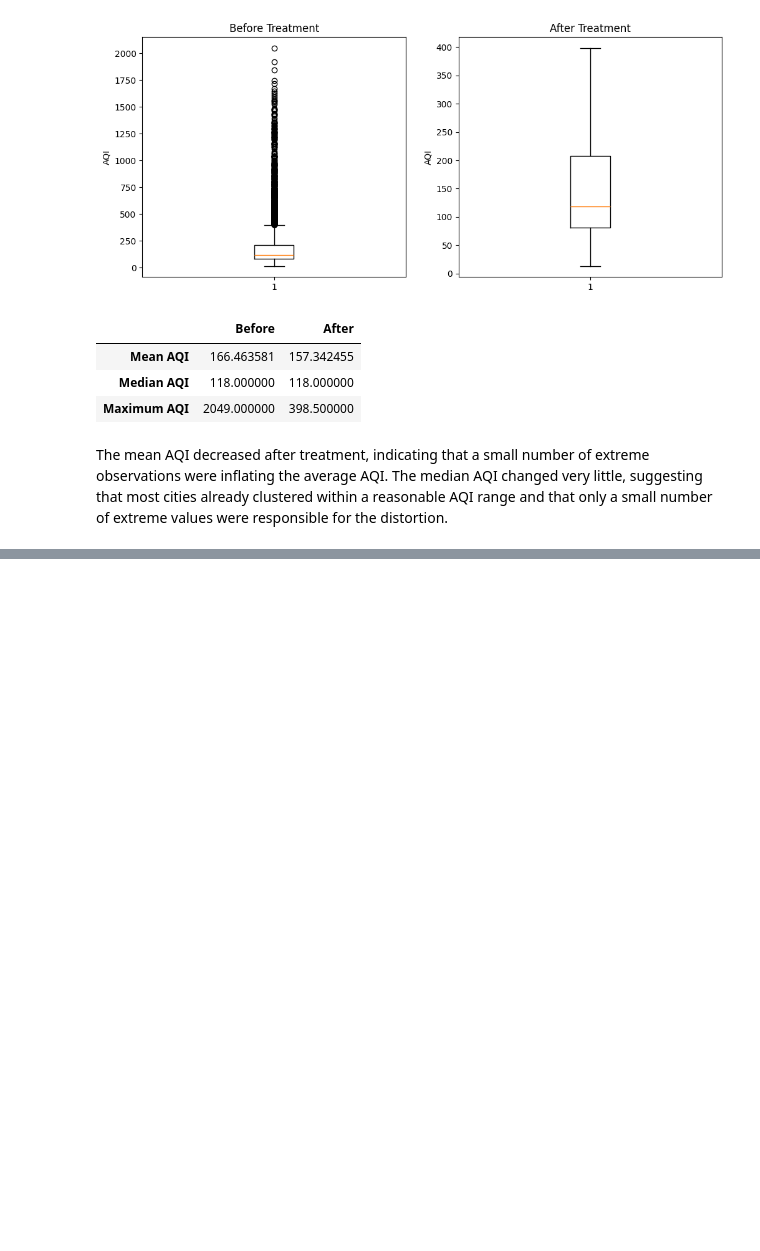
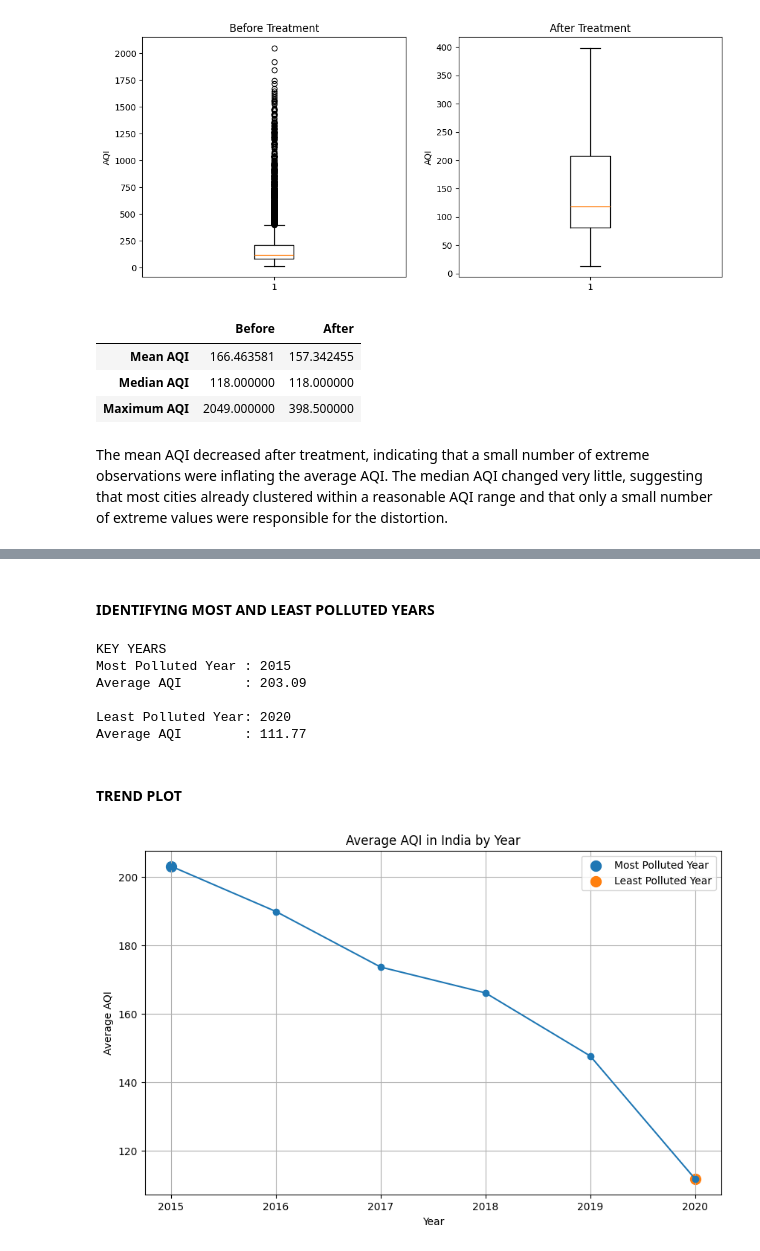
Before and after one commit to Bhagyasreeroy/ML-lab-2547118, a Jupyter notebook: LAB1/Lab1.ipynb, the cells around one changed output, grey strips where cells are left out. Drawn from its saved outputs; the diff is of its cells as text; code cells hidden in the pictures; blank space fills up the shorter version.

```diff
--- a/LAB1/Lab1.ipynb
+++ b/LAB1/Lab1.ipynb
@@ -952,0 +999,10 @@ The mean AQI decreased after treatment, indicating that a small number of extrem
+# %%
+yearly_aqi = (
+    aqi_clean
+    .groupby('Year')['AQI']
+    .mean()
+    .reset_index()
+)
+
+print("YEARLY AQI")
+print(yearly_aqi)
@@ -952,0 +1018,51 @@ The mean AQI decreased after treatment, indicating that a small number of extrem
+# %% [markdown]
+#### IDENTIFYING MOST AND LEAST POLLUTED YEARS
+# %%
+most_polluted = yearly_aqi.loc[yearly_aqi['AQI'].idxmax()]
+least_polluted = yearly_aqi.loc[yearly_aqi['AQI'].idxmin()]
+print("KEY YEARS")
+print(f"Most Polluted Year : {int(most_polluted['Year'])}")
+print(f"Average AQI        : {most_polluted['AQI']:.2f}")
+print()
+print(f"Least Polluted Year: {int(least_polluted['Year'])}")
+print(f"Average AQI        : {least_polluted['AQI']:.2f}")
+# %% [output]
+KEY YEARS
+Most Polluted Year : 2015
+Average AQI        : 203.09
+
+Least Polluted Year: 2020
+Average AQI        : 111.77
+# %% [markdown]
+#### TREND PLOT
+# %%
+plt.figure(figsize=(10,6))
+plt.plot(
+    yearly_aqi['Year'],
+    yearly_aqi['AQI'],
+    marker='o'
+)
+
+plt.scatter(
+    most_polluted['Year'],
+    most_polluted['AQI'],
+    s=100,
+    label='Most Polluted Year'
+)
+
+plt.scatter(
+    least_polluted['Year'],
+    least_polluted['AQI'],
+    s=100,
+    label='Least Polluted Year'
+)
+
+plt.title('Average AQI in India by Year')
+plt.xlabel('Year')
+plt.ylabel('Average AQI')
+plt.grid(True)
+plt.legend()
+
+plt.show()
+# %% [output]
+[figure, added]
```
Also changed, not shown: parts of 29 cells of this notebook, 25 other files.
